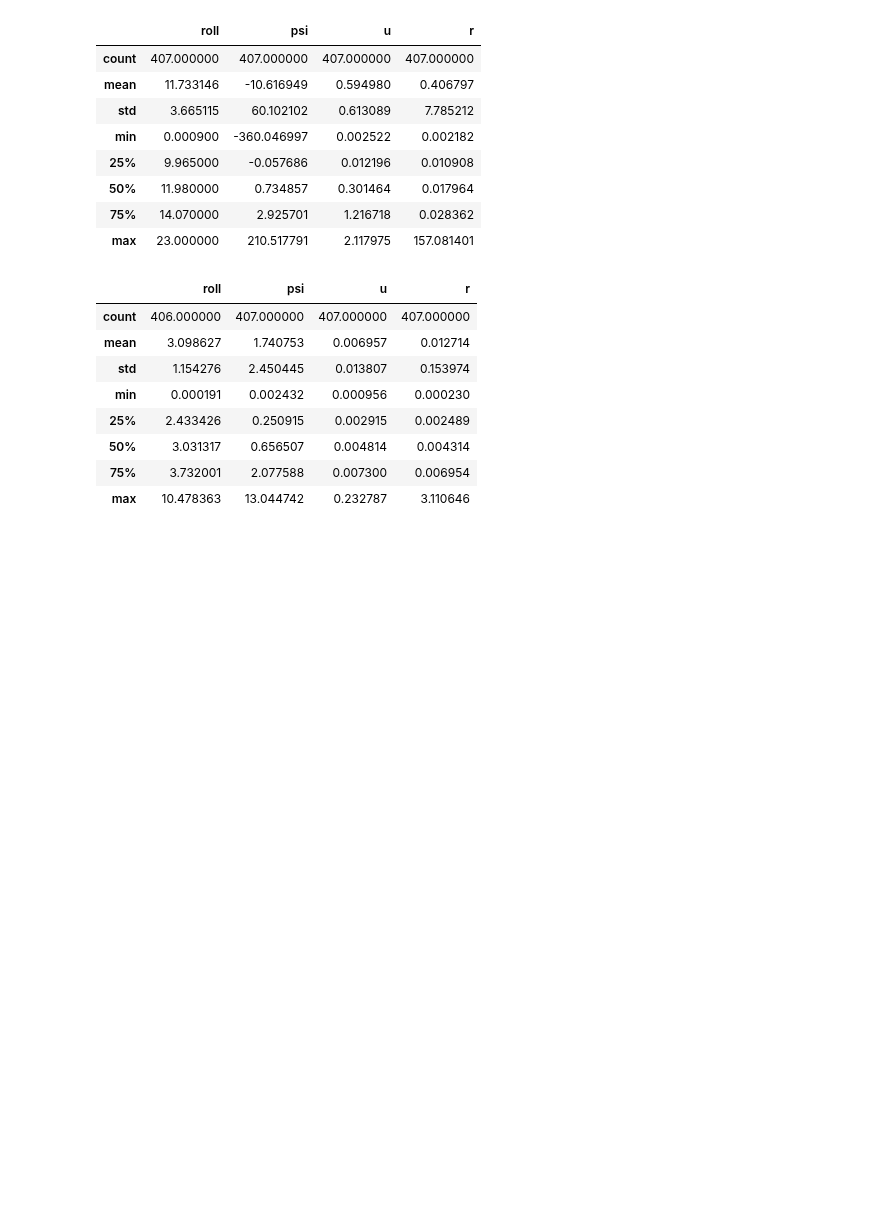
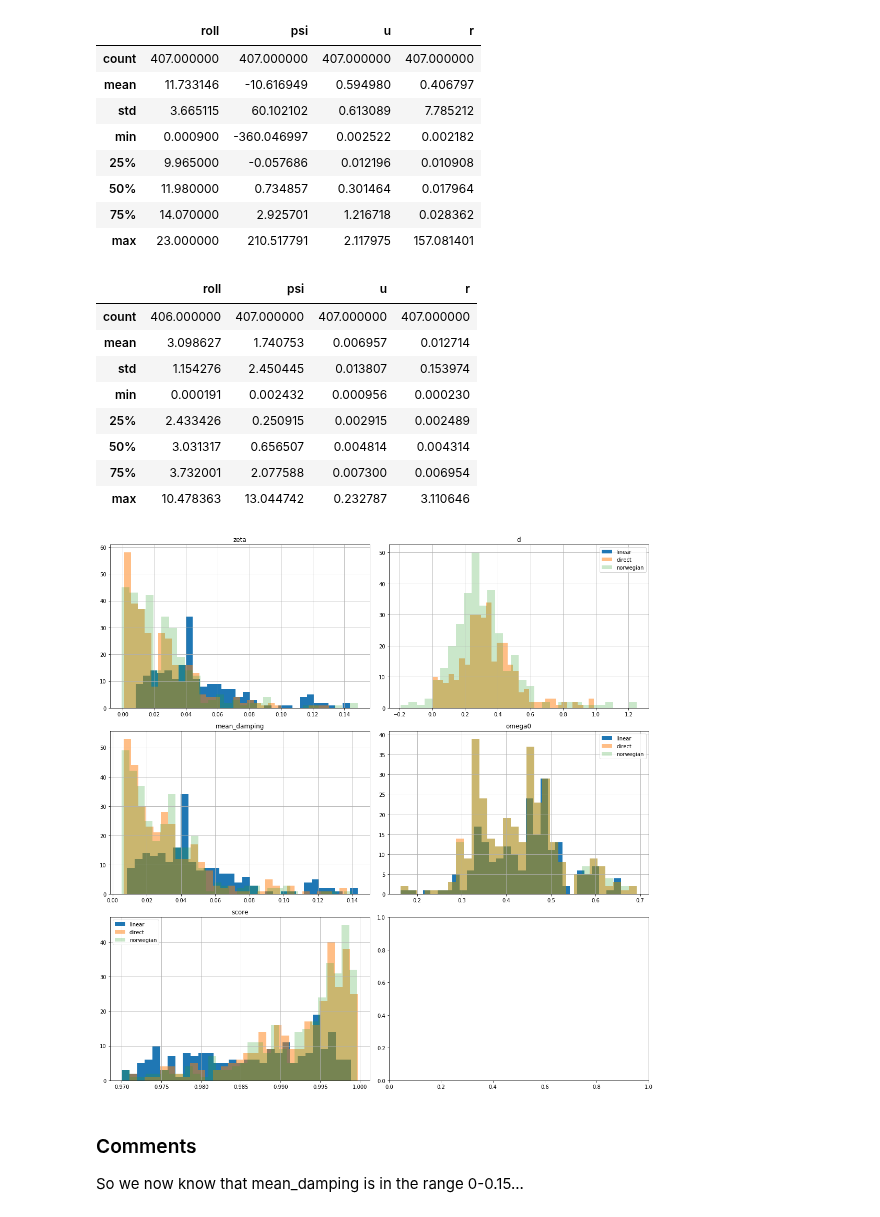
Before and after one commit to martinlarsalbert/rolldecay, a Jupyter notebook: notebooks/rolldecay/04.3_maa_mdl_db_roll_decay_content.ipynb, the cells around one changed output. Drawn from its saved outputs; the diff is of its cells as text; code cells hidden in the pictures; blank space fills up the shorter version.

```diff
--- a/notebooks/rolldecay/04.3_maa_mdl_db_roll_decay_content.ipynb
+++ b/notebooks/rolldecay/04.3_maa_mdl_db_roll_decay_content.ipynb
@@ -145,3 +154,54 @@ std[cols].describe()
 | 50% | 3.031317 | 0.656507 | 0.004814 | 0.004314 |
 | 75% | 3.732001 | 2.077588 | 0.007300 | 0.006954 |
 | max | 10.478363 | 13.044742 | 0.232787 | 3.110646 |
+# %%
+rolldecay_linear = pd.read_sql_table(table_name='rolldecay_linear', con=engine, index_col='run_id')
+rolldecay_direct = pd.read_sql_table(table_name='rolldecay_direct', con=engine, index_col='run_id')
+rolldecay_norwegian = pd.read_sql_table(table_name='rolldecay_norwegian', con=engine, index_col='run_id')
+
+def remove_outliers(df, abs_percentile=0.01, min_score=0.97):
+    mask1 = ((df.quantile(abs_percentile) < df) &
+            (df < df.quantile(1-abs_percentile))
+           )
+
+    mask2 = df['score'] >= min_score
+    return df[mask1].loc[mask2].copy()
+
+rolldecay_linear = remove_outliers(rolldecay_linear)
+rolldecay_direct = remove_outliers(rolldecay_direct)
+rolldecay_norwegian = remove_outliers(rolldecay_norwegian)
+# %%
+plots = [['zeta','d'],
+         ['mean_damping','omega0'],
+         ['score'],
+        ]
+nrows = len(plots)
+ncols = 0
+for subplots in plots:
+    if len(subplots) > ncols:
+        ncols = len(subplots)
+
+fig,axes = plt.subplots(nrows=nrows, ncols=ncols)
+fig.set_size_inches(15,15)
+
+for row, subplots in enumerate(plots):
+    for col, plot in enumerate(subplots):
+
+        ax = axes[row,col]
+
+        bins = 30
+        rolldecay_linear[plot].hist(label='linear', bins=bins, ax=ax)
+        rolldecay_direct[plot].hist(label='direct', bins=bins, ax=ax, alpha=0.5)
+        rolldecay_norwegian[plot].hist(label='norwegian', bins=bins, ax=ax, alpha=0.25)
+
+
+        ax.set_title(plot)
+
+    ax.legend()
+plt.tight_layout()
+# %% [output]
+[figure, added]
+# %% [markdown]
+### Comments
+
+So we now know that mean_damping is in the range 0-0.15...
```
Also changed, not shown: parts of 16 cells of this notebook, 9 other files.
